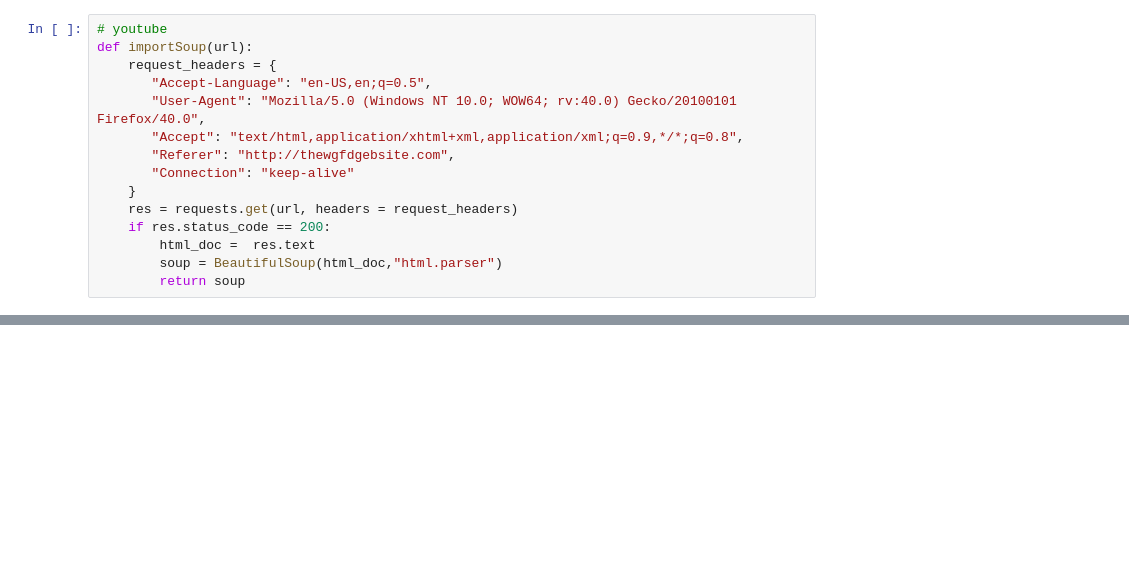
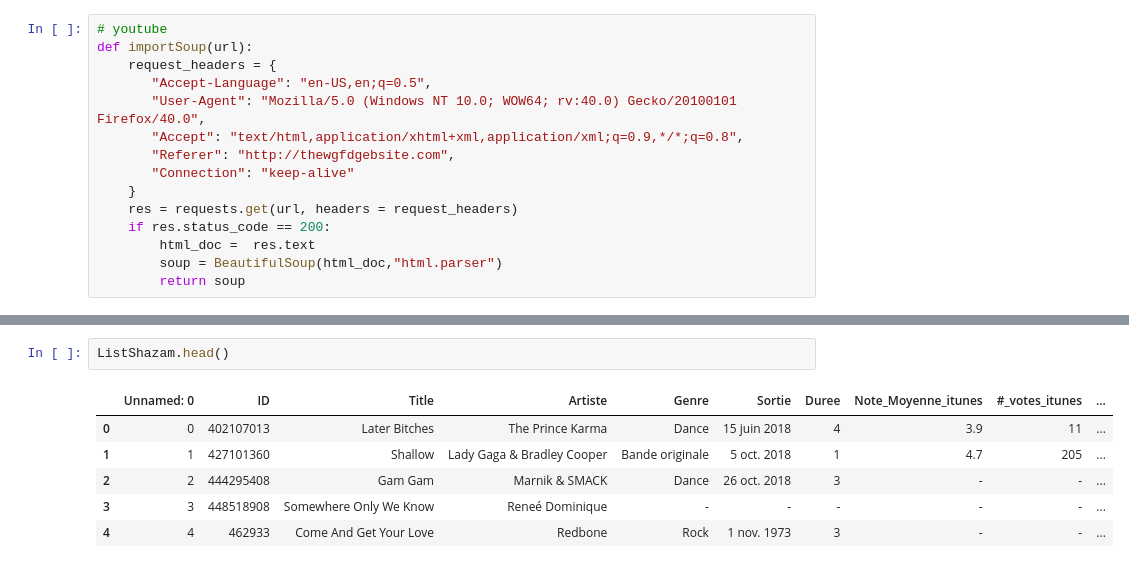
Before and after one commit to HackathonCharles/Hackathon, a Jupyter notebook: ExtractParoles.ipynb, the cells around one changed output, grey strips where cells are left out. Saved outputs shown, nothing was run; the diff lists cells and outputs as text; blank space fills up the shorter version.

```diff
--- a/ExtractParoles.ipynb
+++ b/ExtractParoles.ipynb
@@ -107,0 +57,9 @@ Name: Paroles, Length: 100, dtype: object
+# %%
+ListShazam.head()
+# %% [output]
+|  | Unnamed: 0 | ID | Title | Artiste | Genre | Sortie | Duree | Note_Moyenne_itunes | #_votes_itunes | ... |
+| 0 | 0 | 402107013 | Later Bitches | The Prince Karma | Dance | 15 juin 2018 | 4 | 3.9 | 11 | ... |
+| 1 | 1 | 427101360 | Shallow | Lady Gaga & Bradley Cooper | Bande originale | 5 oct. 2018 | 1 | 4.7 | 205 | ... |
+| 2 | 2 | 444295408 | Gam Gam | Marnik & SMACK | Dance | 26 oct. 2018 | 3 | - | - | ... |
+| 3 | 3 | 448518908 | Somewhere Only We Know | Reneé Dominique | - | - | - | - | - | ... |
+| 4 | 4 | 462933 | Come And Get Your Love | Redbone | Rock | 1 nov. 1973 | 3 | - | - | ... |
```
Also changed, not shown: parts of 14 cells of this notebook, 1 other file.
